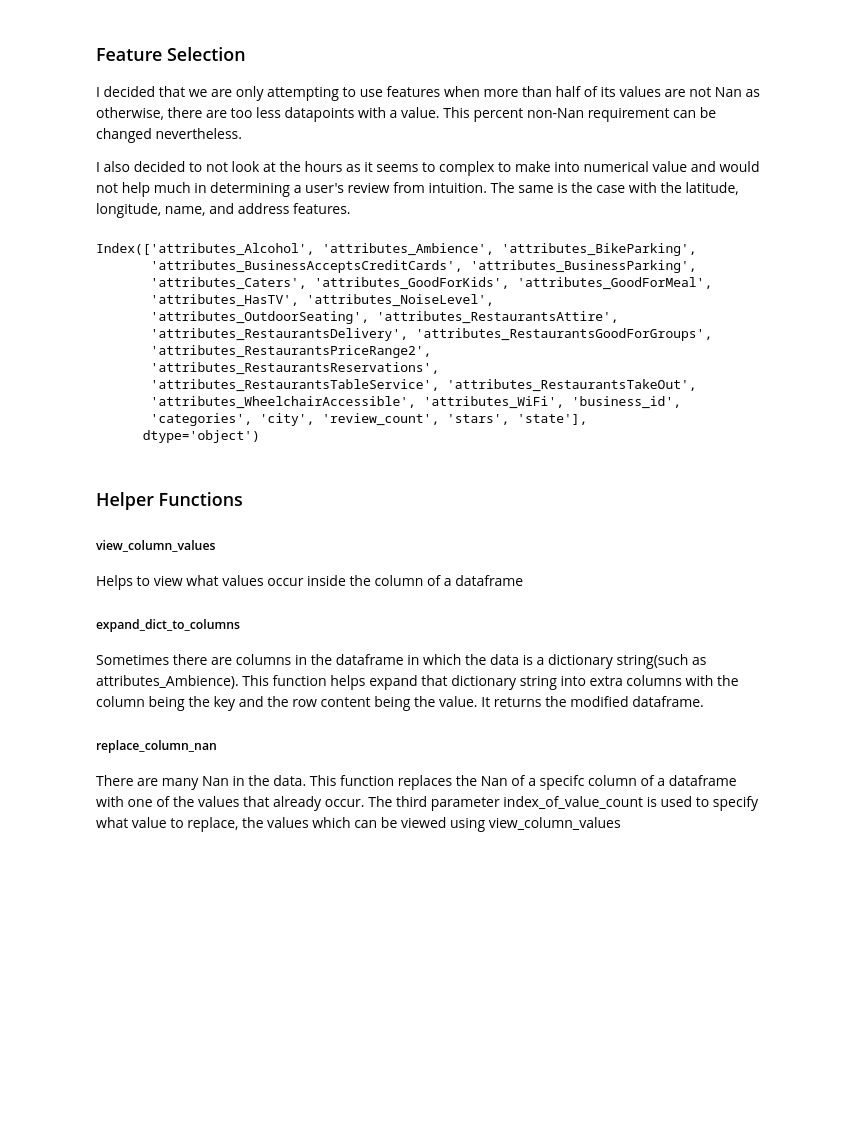
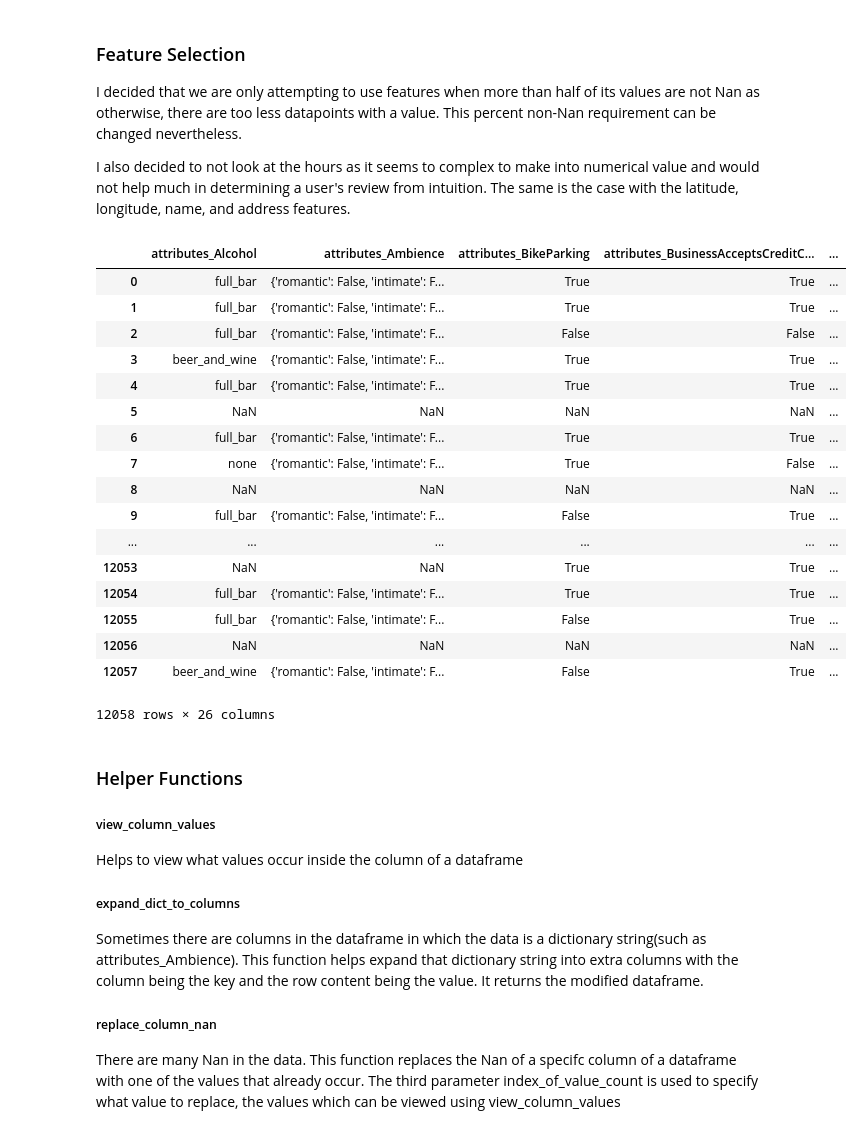
Before and after one commit to kenqgu/CS-145-Yelp-Rating-Predictor, a Jupyter notebook: Preprocessing Notebook.ipynb, the cells around one changed output. Cells and saved outputs as stored; diff of their text form; code cells hidden in the pictures; blank space fills up the shorter version.

```diff
--- a/Preprocessing Notebook.ipynb
+++ b/Preprocessing Notebook.ipynb
@@ -49,22 +49,28 @@ I also decided to not look at the hours as it seems to complex to make into nume
 # %%
 business_df_replace.drop([col for col in business_df.columns if business_df[col].isnull().sum() > 0.5 * 12058 ], axis=1, inplace=True)
 business_df_replace.drop(['hours_Friday', 'hours_Monday', 'hours_Saturday',
        'hours_Sunday', 'hours_Thursday', 'hours_Tuesday', 'hours_Wednesday',
        'is_open', 'latitude', 'longitude', 'postal_code', 'name', 'address'], axis=1, inplace=True)
-business_df_replace.columns
+business_df_replace
 # %% [output]
+|  | attributes_Alcohol | attributes_Ambience | attributes_BikeParking | attributes_BusinessAcceptsCreditC... | ... |
+| 0 | full_bar | {'romantic': False, 'intimate': F... | True | True | ... |
+| 1 | full_bar | {'romantic': False, 'intimate': F... | True | True | ... |
+| 2 | full_bar | {'romantic': False, 'intimate': F... | False | False | ... |
+| 3 | beer_and_wine | {'romantic': False, 'intimate': F... | True | True | ... |
+| 4 | full_bar | {'romantic': False, 'intimate': F... | True | True | ... |
+| 5 | NaN | NaN | NaN | NaN | ... |
+| 6 | full_bar | {'romantic': False, 'intimate': F... | True | True | ... |
+| 7 | none | {'romantic': False, 'intimate': F... | True | False | ... |
+| 8 | NaN | NaN | NaN | NaN | ... |
+| 9 | full_bar | {'romantic': False, 'intimate': F... | False | True | ... |
+| ... | ... | ... | ... | ... | ... |
+| 12053 | NaN | NaN | True | True | ... |
+| 12054 | full_bar | {'romantic': False, 'intimate': F... | True | True | ... |
+| 12055 | full_bar | {'romantic': False, 'intimate': F... | False | True | ... |
+| 12056 | NaN | NaN | NaN | NaN | ... |
+| 12057 | beer_and_wine | {'romantic': False, 'intimate': F... | False | True | ... |
-Index(['attributes_Alcohol', 'attributes_Ambience', 'attributes_BikeParking',
-       'attributes_BusinessAcceptsCreditCards', 'attributes_BusinessParking',
-       'attributes_Caters', 'attributes_GoodForKids', 'attributes_GoodForMeal',
-       'attributes_HasTV', 'attributes_NoiseLevel',
-       'attributes_OutdoorSeating', 'attributes_RestaurantsAttire',
-       'attributes_RestaurantsDelivery', 'attributes_RestaurantsGoodForGroups',
-       'attributes_RestaurantsPriceRange2',
-       'attributes_RestaurantsReservations',
-       'attributes_RestaurantsTableService', 'attributes_RestaurantsTakeOut',
-       'attributes_WheelchairAccessible', 'attributes_WiFi', 'business_id',
-       'categories', 'city', 'review_count', 'stars', 'state'],
-      dtype='object')
+12058 rows × 26 columns
 # %% [markdown]
 ###  Helper Functions
 
```
Also changed, not shown: parts of 15 cells of this notebook.
